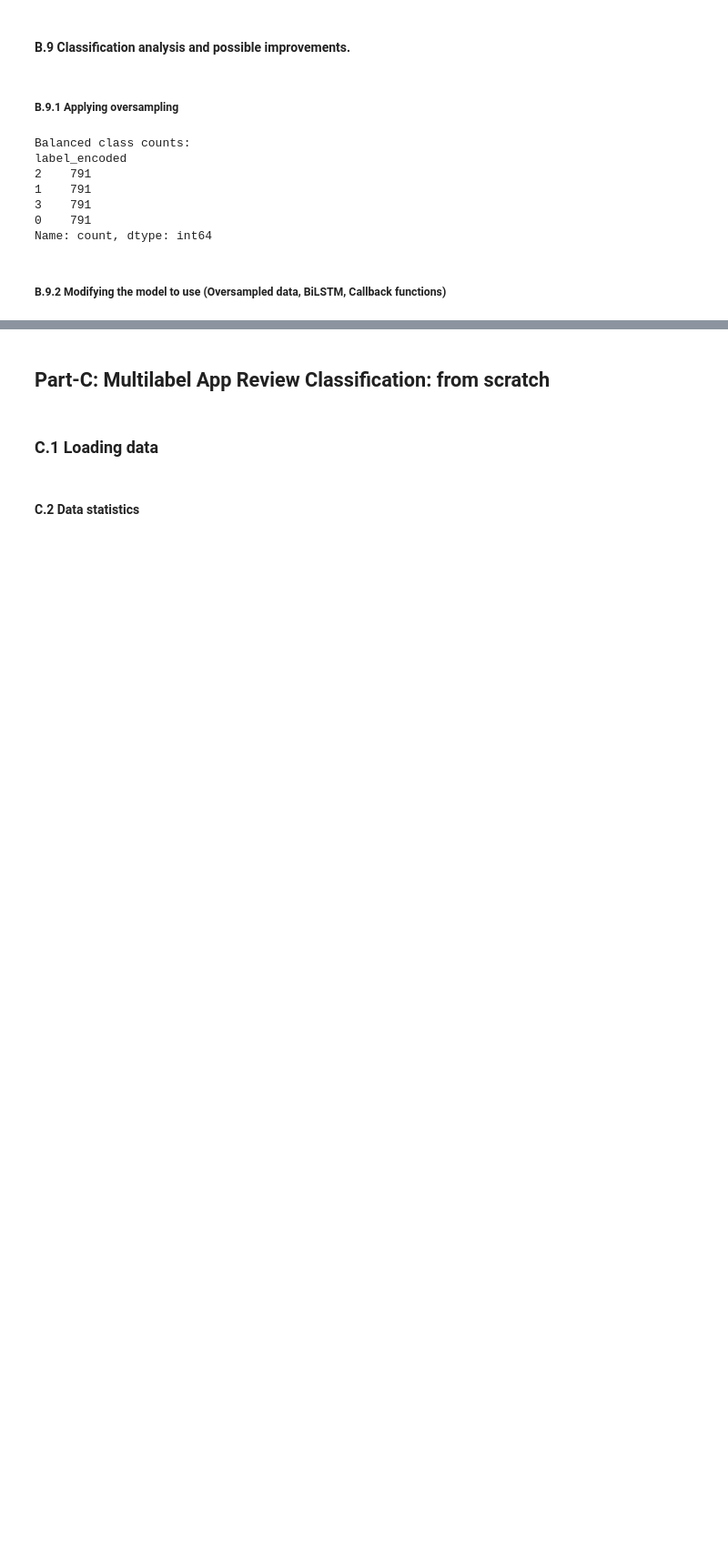
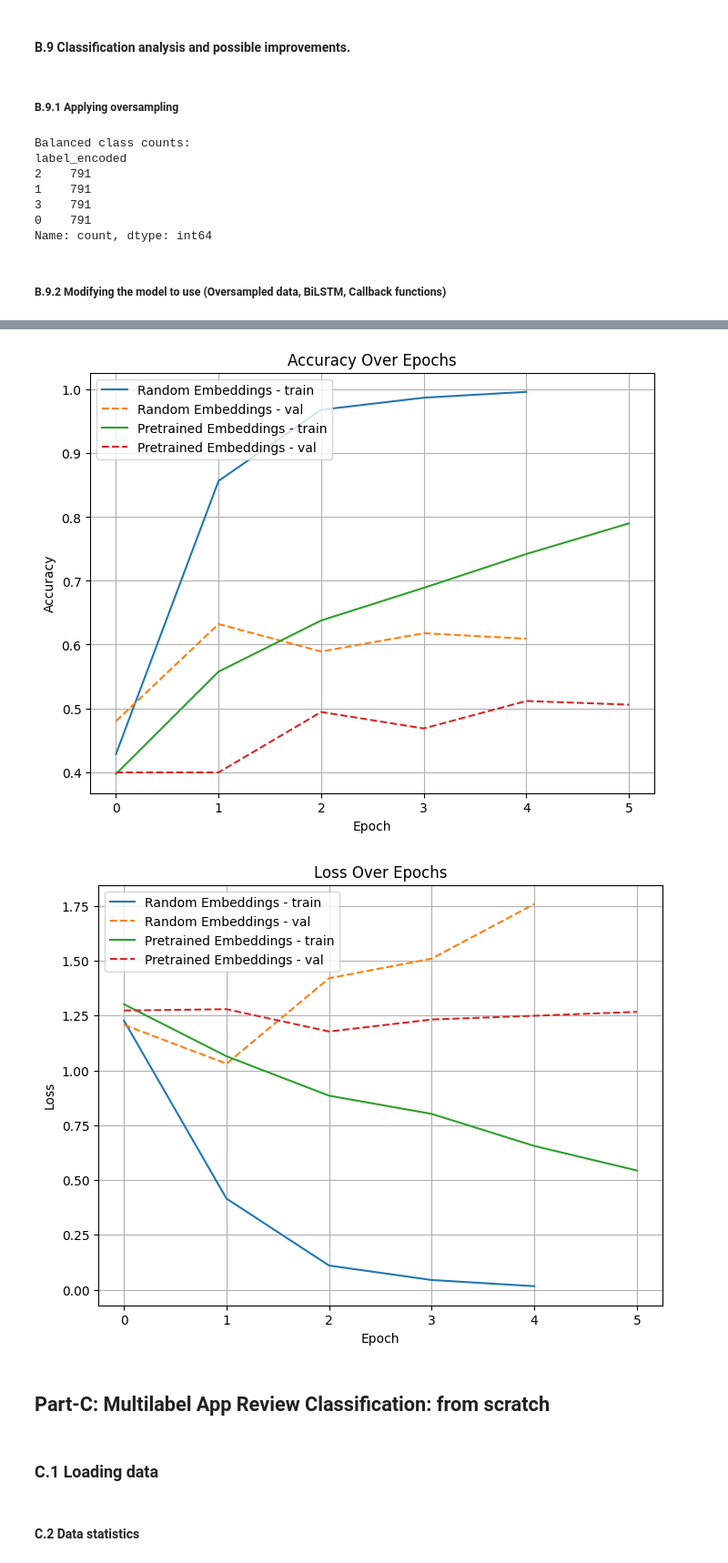
Before and after one commit to Hayder-Aleissa/NLP-Project, a Jupyter notebook: NLP_project.ipynb, the cells around one changed output, grey strips where cells are left out. Shown at 91% size. Drawn from its saved outputs; the diff is of its cells as text; code cells hidden in the pictures; blank space fills up the shorter version.

```diff
--- a/NLP_project.ipynb
+++ b/NLP_project.ipynb
@@ -515,7 +590,7 @@ Model: "sequential_5"
  Trainable params: 0 (0.00 B)
  Non-trainable params: 3,000,000 (11.44 MB)
 # %%
-EPOCHS = 7
+EPOCHS = 10
 BATCH_SIZE = 32
 # %%
 # Train model with Random Embeddings
@@ -590,3 +712,18 @@ Test Accuracy (Pretrained Embeddings): 0.6534
+# %%
+plot_history(
+    [history_os_random, history_os_pretrained],
+    ["Random Embeddings", "Pretrained Embeddings"],
+    metric='accuracy'
+)
+
+plot_history(
+    [history_os_random, history_os_pretrained],
+    ["Random Embeddings", "Pretrained Embeddings"],
+    metric='loss'
+)
+# %% [output]
+[figure, added]
+[figure, added]
 # %% [markdown]
 ## Part-C: Multilabel App Review Classification: from scratch
 # %% [markdown]
```
Also changed, not shown: parts of 23 cells of this notebook.
